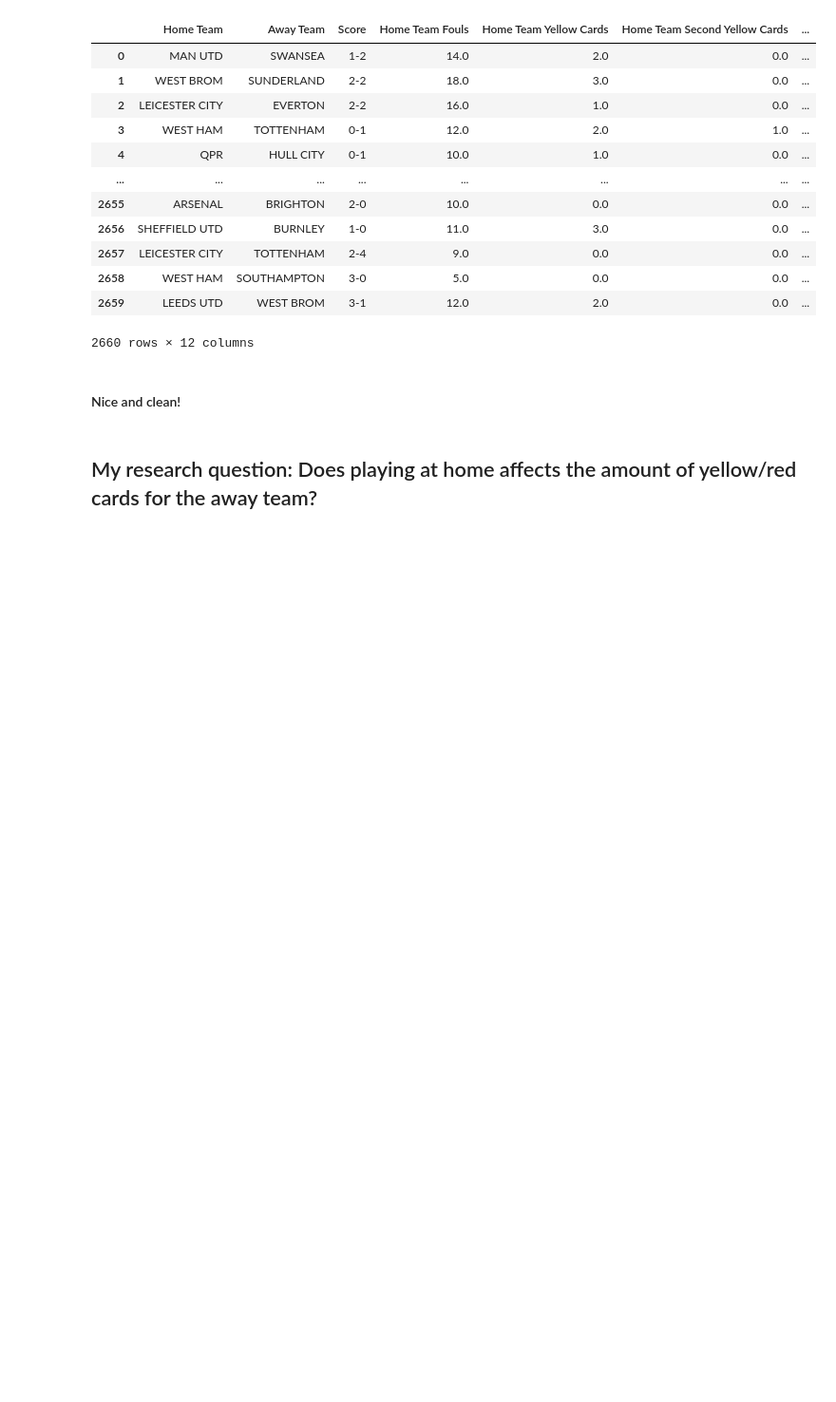
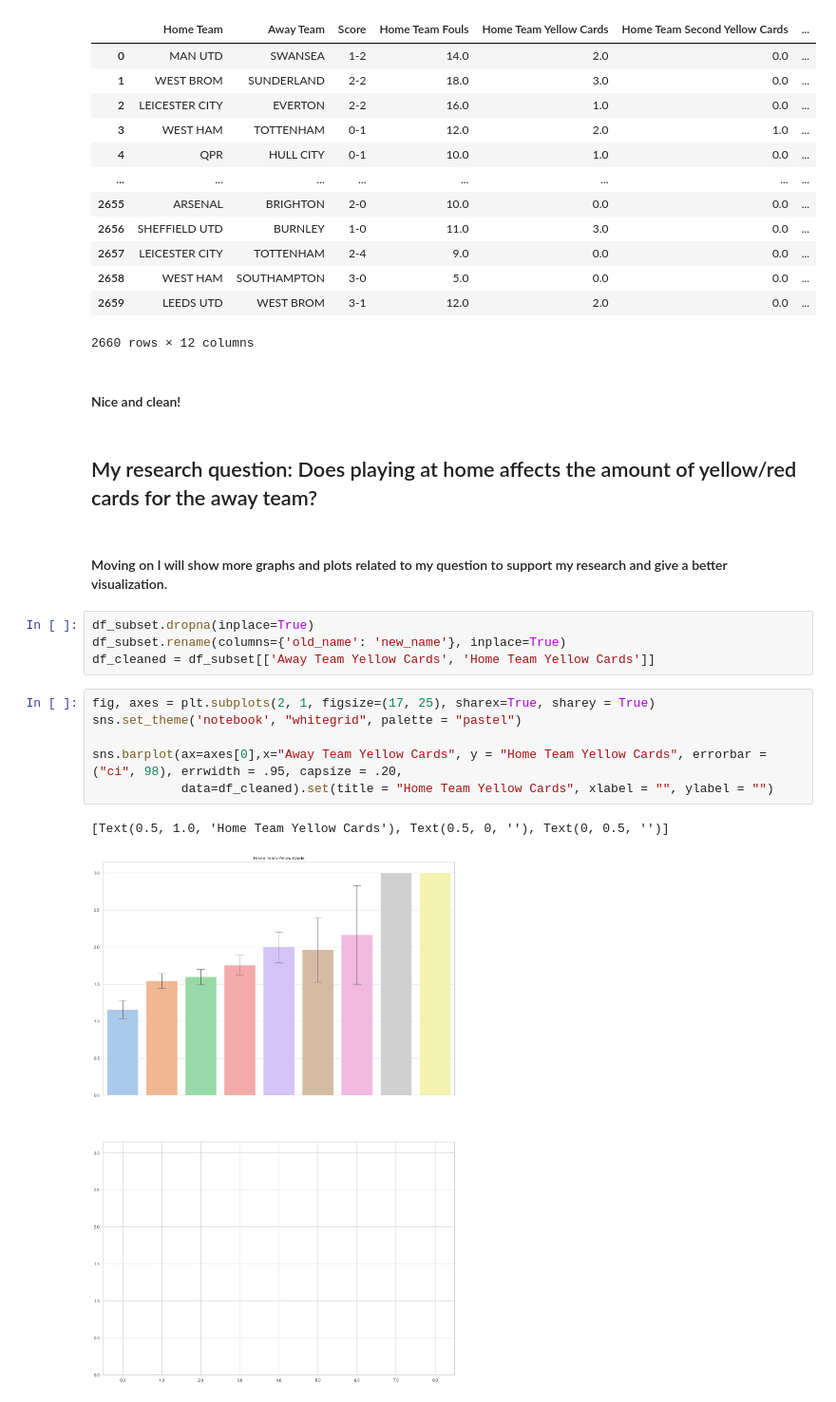
Before and after one commit to ubco-W2022T2-data301/Group14, a Jupyter notebook: analysis/analysis1.ipynb, the cells around one changed output. Shown at 95% size. Cells and saved outputs as stored; diff of their text form; blank space fills up the shorter version.

```diff
--- a/analysis/analysis1.ipynb
+++ b/analysis/analysis1.ipynb
@@ -247,3 +247,18 @@ df_subset
 #### Nice and clean!
 # %% [markdown]
 ## My research question: Does playing at home affects the amount of yellow/red cards for the away team?
+# %% [markdown]
+#### Moving on I will show more graphs and plots related to my question to support my research and give a better visualization.
+# %%
+df_subset.dropna(inplace=True)
+df_subset.rename(columns={'old_name': 'new_name'}, inplace=True)
+df_cleaned = df_subset[['Away Team Yellow Cards', 'Home Team Yellow Cards']]
+# %%
+fig, axes = plt.subplots(2, 1, figsize=(17, 25), sharex=True, sharey = True)
+sns.set_theme('notebook', "whitegrid", palette = "pastel")
+
+sns.barplot(ax=axes[0],x="Away Team Yellow Cards", y = "Home Team Yellow Cards", errorbar = ("ci", 98), errwidth = .95, capsize = .20,
+            data=df_cleaned).set(title = "Home Team Yellow Cards", xlabel = "", ylabel = "")
+# %% [output]
+[Text(0.5, 1.0, 'Home Team Yellow Cards'), Text(0.5, 0, ''), Text(0, 0.5, '')]
+[figure, added]
```
Also changed, not shown: parts of 9 cells of this notebook.
